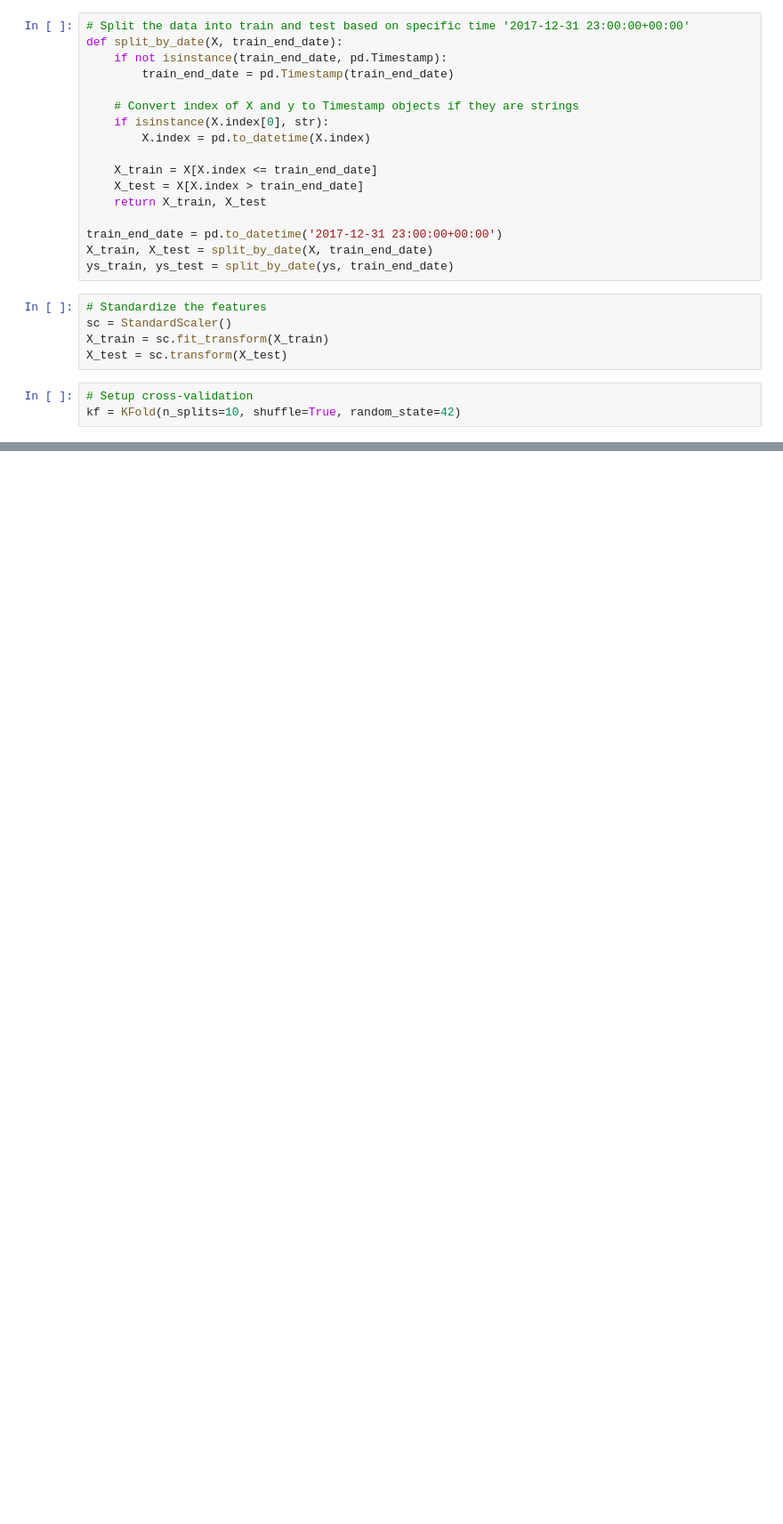
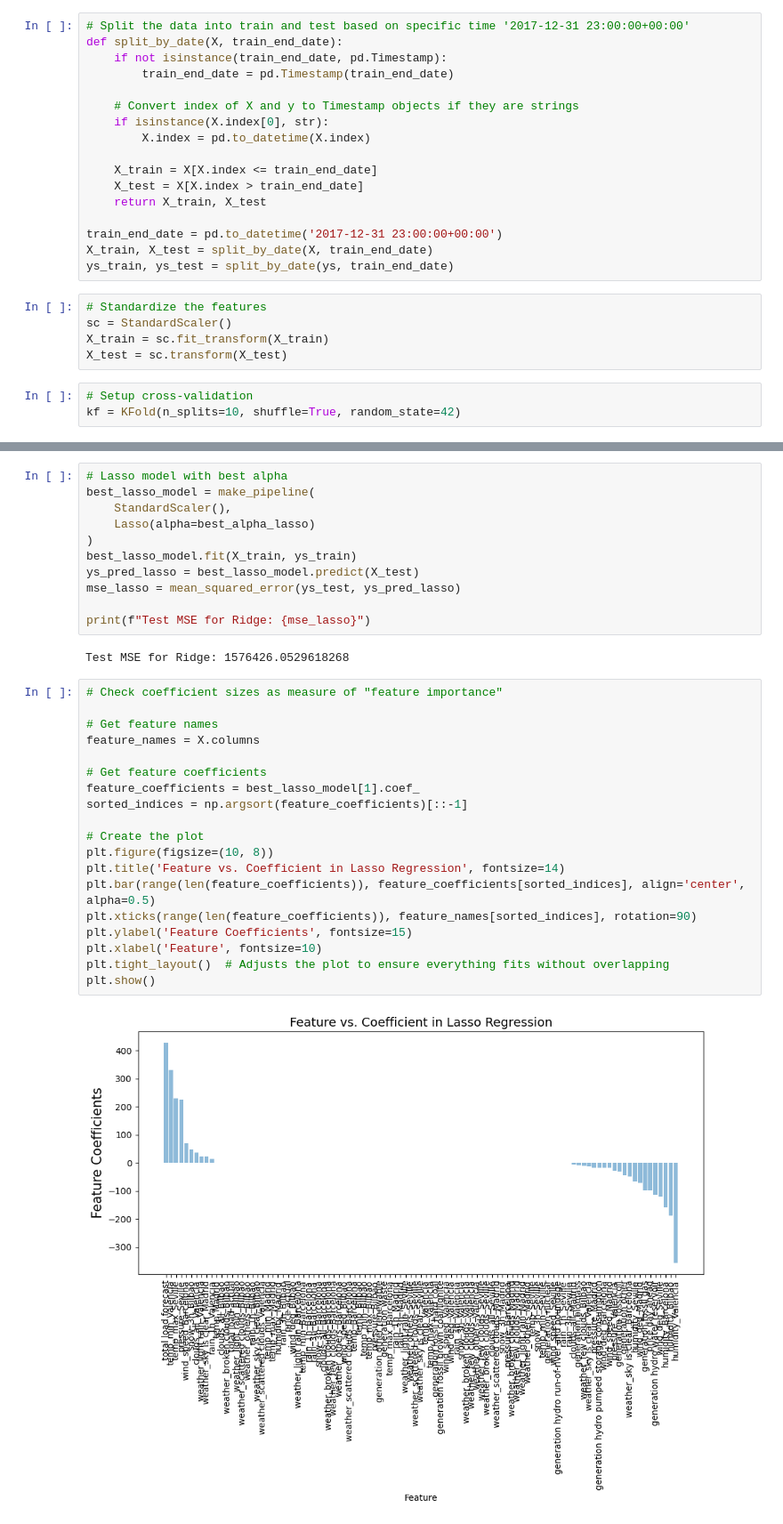
Before and after one commit to MDS-Mountain-Club/MDS_ML_Project, a Jupyter notebook: Regression/linear_regression.ipynb, the cells around one changed output, grey strips where cells are left out. Shown: that part at 89% size. Drawn from its saved outputs; the diff is of its cells as text; blank space fills up the shorter version.

```diff
--- a/Regression/linear_regression.ipynb
+++ b/Regression/linear_regression.ipynb
@@ -125,0 +209,34 @@ ys_train.shape
+# %%
+# Lasso model with best alpha
+best_lasso_model = make_pipeline(
+    StandardScaler(),
+    Lasso(alpha=best_alpha_lasso)
+)
+best_lasso_model.fit(X_train, ys_train)
+ys_pred_lasso = best_lasso_model.predict(X_test)
+mse_lasso = mean_squared_error(ys_test, ys_pred_lasso)
+
+print(f"Test MSE for Ridge: {mse_lasso}")
+# %% [output]
+Test MSE for Ridge: 1576426.0529618268
+# %%
+# Check coefficient sizes as measure of "feature importance"
+
+# Get feature names
+feature_names = X.columns
+
+# Get feature coefficients
+feature_coefficients = best_lasso_model[1].coef_
+sorted_indices = np.argsort(feature_coefficients)[::-1]
+
+# Create the plot
+plt.figure(figsize=(10, 8))
+plt.title('Feature vs. Coefficient in Lasso Regression', fontsize=14)
+plt.bar(range(len(feature_coefficients)), feature_coefficients[sorted_indices], align='center', alpha=0.5)
+plt.xticks(range(len(feature_coefficients)), feature_names[sorted_indices], rotation=90)
+plt.ylabel('Feature Coefficients', fontsize=15)
+plt.xlabel('Feature', fontsize=10)
+plt.tight_layout()  # Adjusts the plot to ensure everything fits without overlapping
+plt.show()
+# %% [output]
+[figure, added]
```
Also changed, not shown: parts of 16 cells of this notebook.
